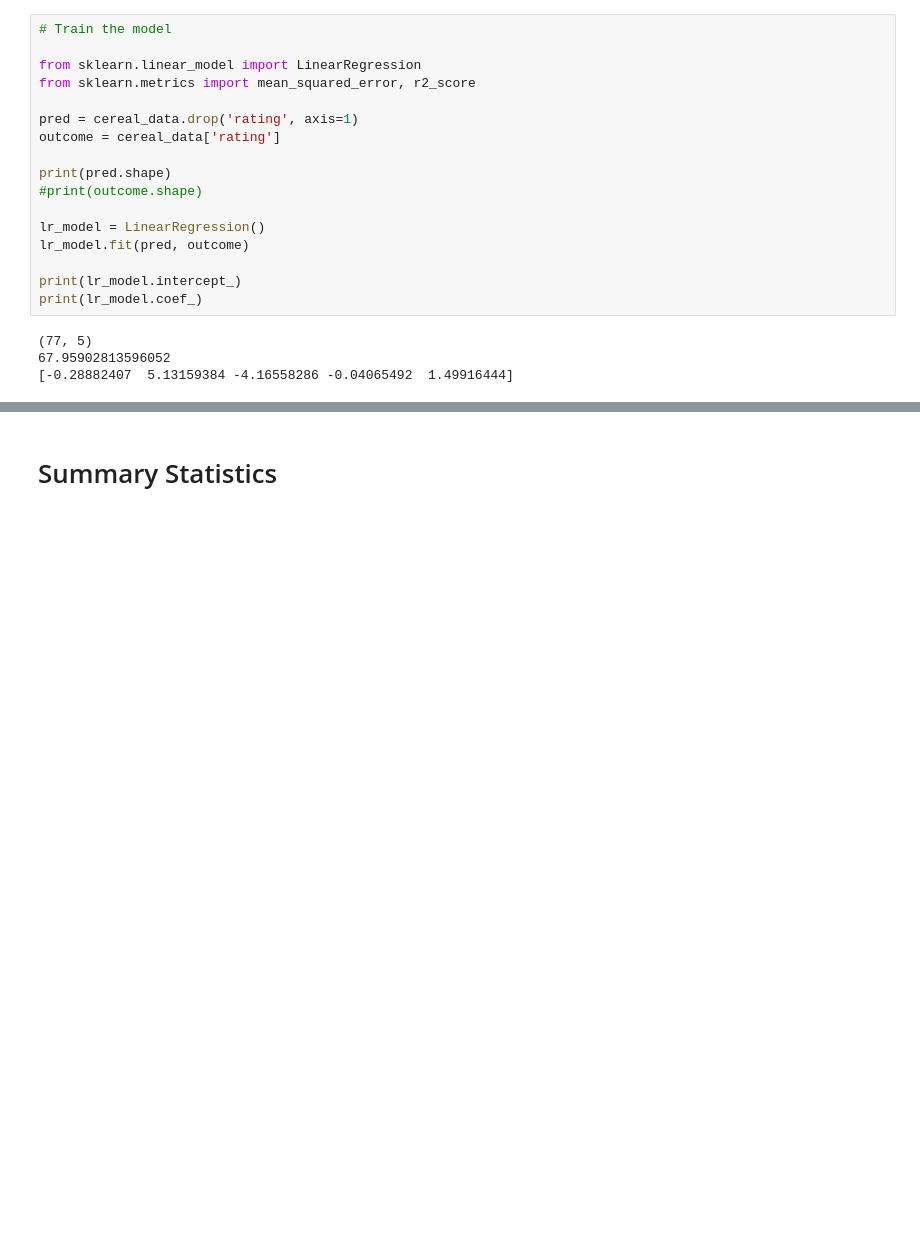
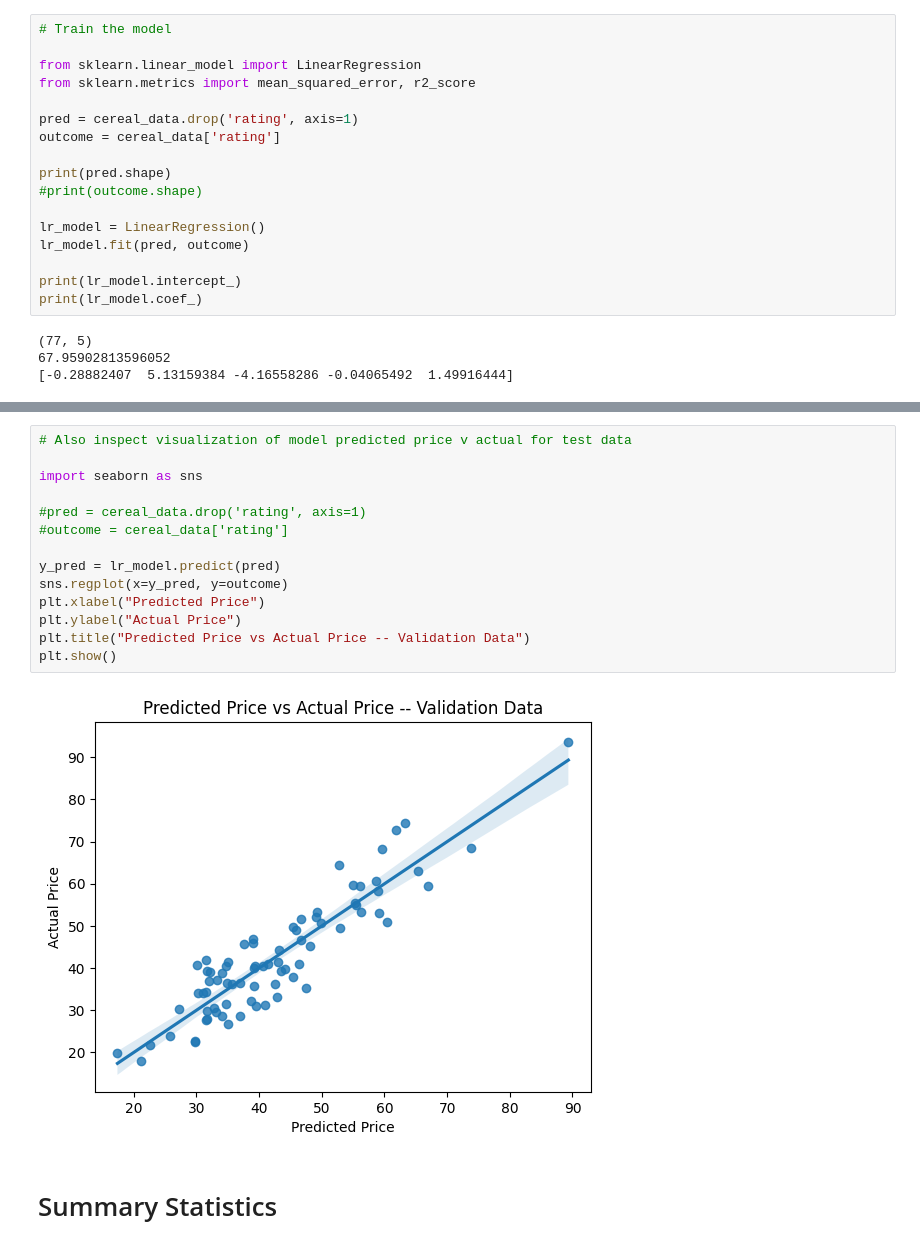
Before and after one commit to beneDesp/GLDM3002, a Jupyter notebook: mattWalsh_LAB2.ipynb, the cells around one changed output, grey strips where cells are left out. Saved outputs shown, nothing was run; the diff lists cells and outputs as text; blank space fills up the shorter version.

```diff
--- a/mattWalsh_LAB2.ipynb
+++ b/mattWalsh_LAB2.ipynb
@@ -103,3 +141,19 @@ print(lr_model.coef_)
+# %%
+# Also inspect visualization of model predicted price v actual for test data
+
+import seaborn as sns
+
+#pred = cereal_data.drop('rating', axis=1)
+#outcome = cereal_data['rating']
+
+y_pred = lr_model.predict(pred)
+sns.regplot(x=y_pred, y=outcome)
+plt.xlabel("Predicted Price")
+plt.ylabel("Actual Price")
+plt.title("Predicted Price vs Actual Price -- Validation Data")
+plt.show()
+# %% [output]
+[figure, added]
 # %% [markdown]
 # Summary Statistics
 # %%
```
Also changed, not shown: parts of 3 cells of this notebook.
